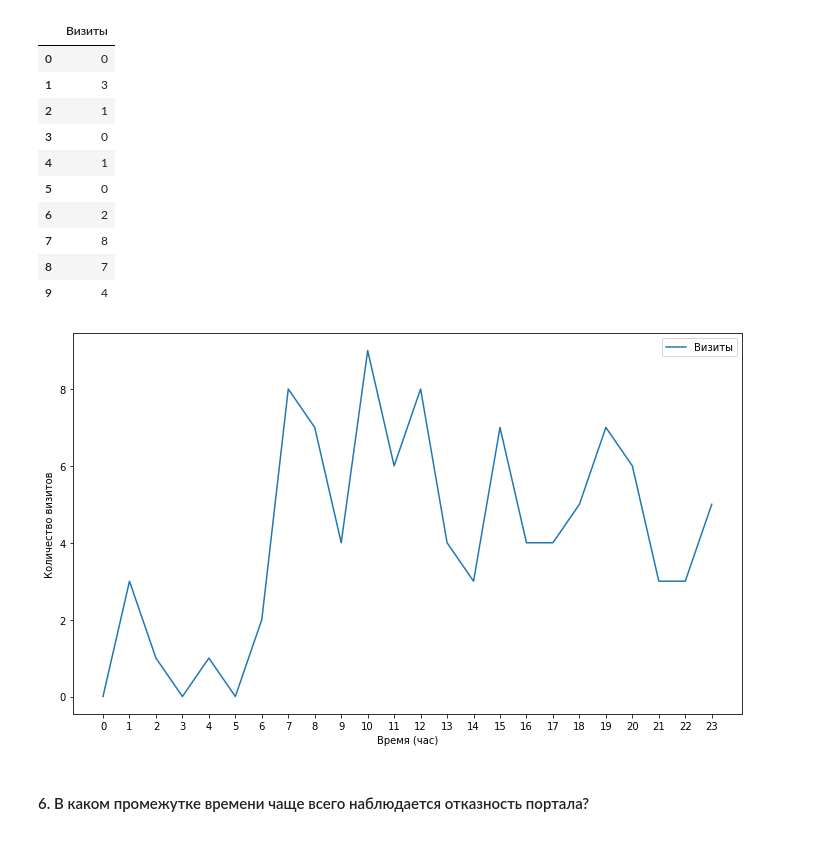
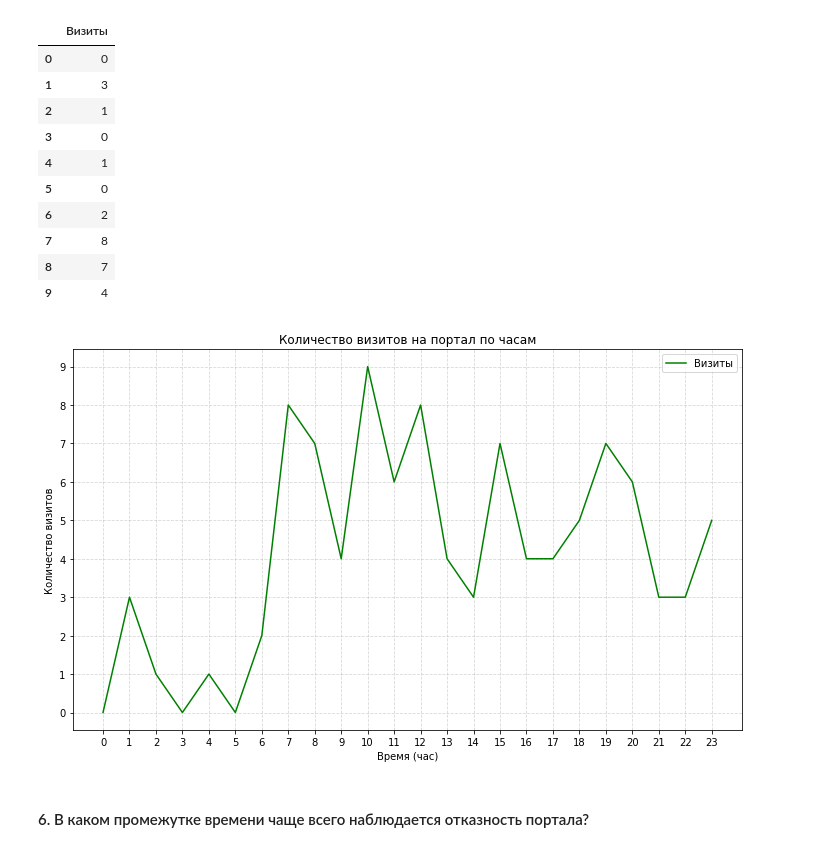
Before and after one commit to Deryander/Studies, a Jupyter notebook: work/2021-2022/Practice/Visits_analysis.ipynb, the cells around one changed output. Saved outputs shown, nothing was run; the diff lists cells and outputs as text; code cells hidden in the pictures.

```diff
--- a/work/2021-2022/Practice/Visits_analysis.ipynb
+++ b/work/2021-2022/Practice/Visits_analysis.ipynb
@@ -126,11 +252,18 @@ hv.head(10)
 | 7 | 8 |
 | 8 | 7 |
 | 9 | 4 |
-# %%
-hv.plot.line(xticks=hv.index, xlabel='Время (час)', ylabel='Количество визитов',
-             figsize=(12,7));
-# %% [output]
-[figure, removed]
+# %%
+plt.figure(figsize=(12, 7))
+plt.title('Количество визитов на портал по часам')
+plt.plot(hv, color='green', label='Визиты')
+plt.xlabel('Время (час)')
+plt.ylabel('Количество визитов')
+plt.grid(alpha=0.5, linestyle='--')
+plt.xticks(hv.index)
+plt.yticks(range(max(hv['Визиты'])+1))
+plt.legend();
+# %% [output]
+[figure, added]
 # %% [markdown]
 #### 6. В каком промежутке времени чаще всего наблюдается отказность портала?
 # %%
```
Also changed, not shown: parts of 21 cells of this notebook, 3 other files.
